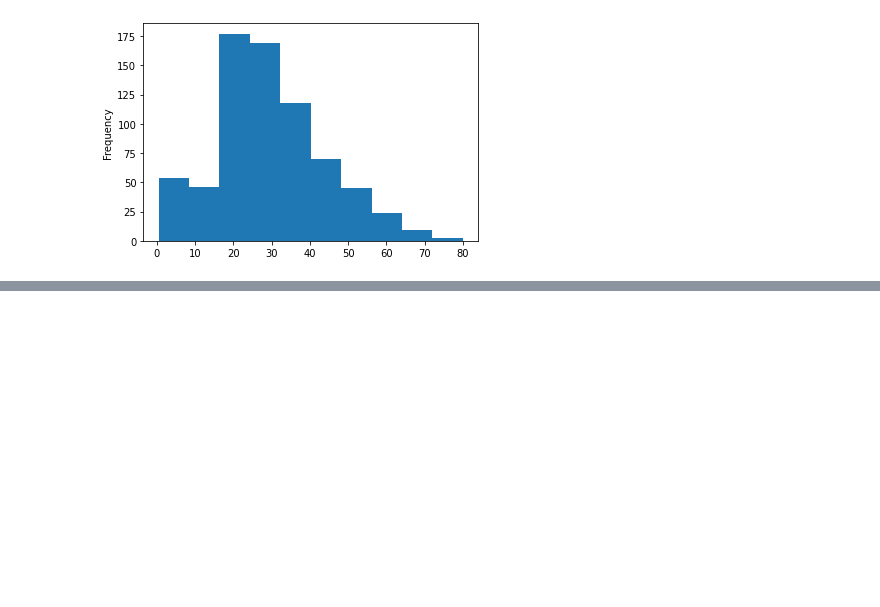
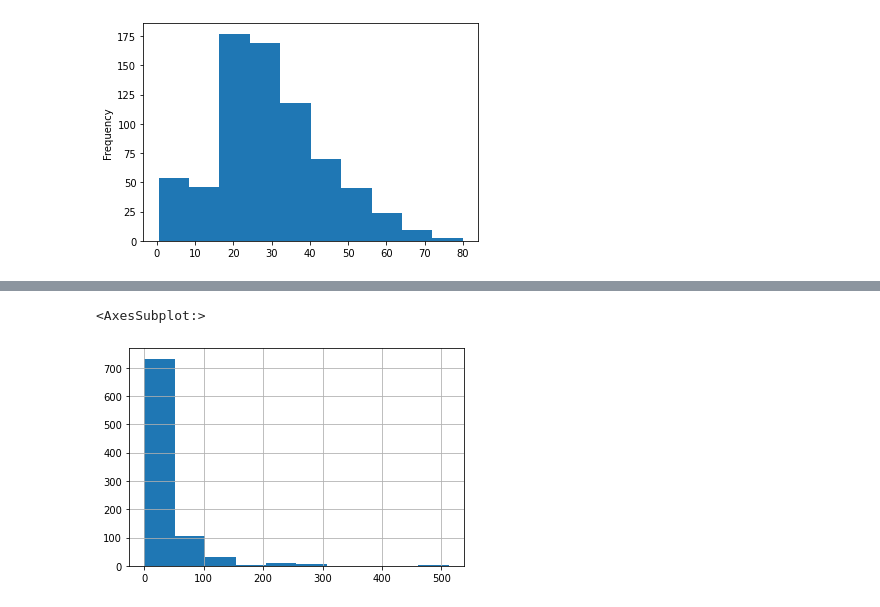
Before and after one commit to frau-muller/ml, a Jupyter notebook: pandas/ML/2.Логистическая регрессия.ipynb, the cells around one changed output, grey strips where cells are left out. Cells and saved outputs as stored; diff of their text form; code cells hidden in the pictures; blank space fills up the shorter version.

```diff
--- a/pandas/ML/2.Логистическая регрессия.ipynb
+++ b/pandas/ML/2.Логистическая регрессия.ipynb
@@ -76,0 +99,5 @@ training_set['Age'].plot.hist()
+# %%
+training_set['Fare'].hist()
+# %% [output]
+<AxesSubplot:>
+[figure, added]
```
Also changed, not shown: parts of 3 cells of this notebook.
